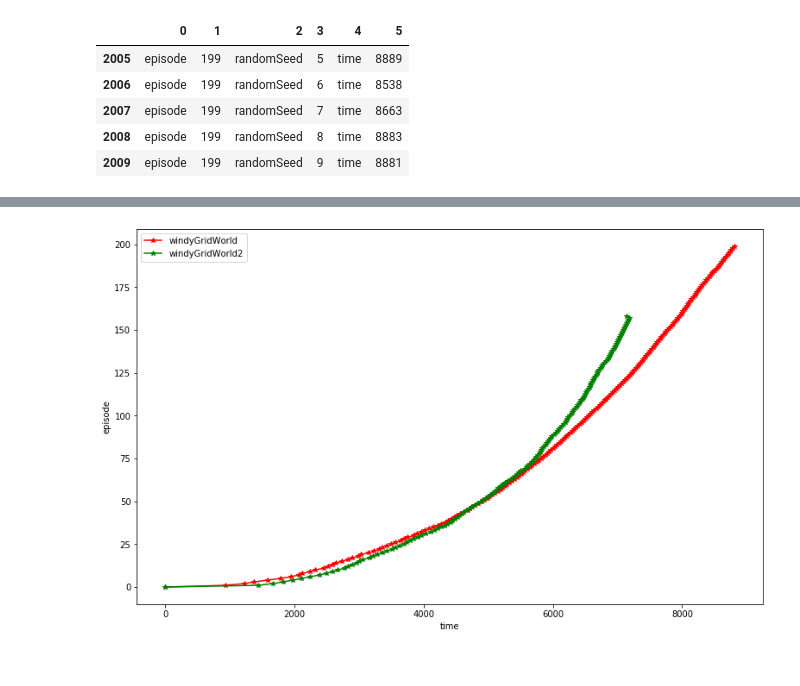
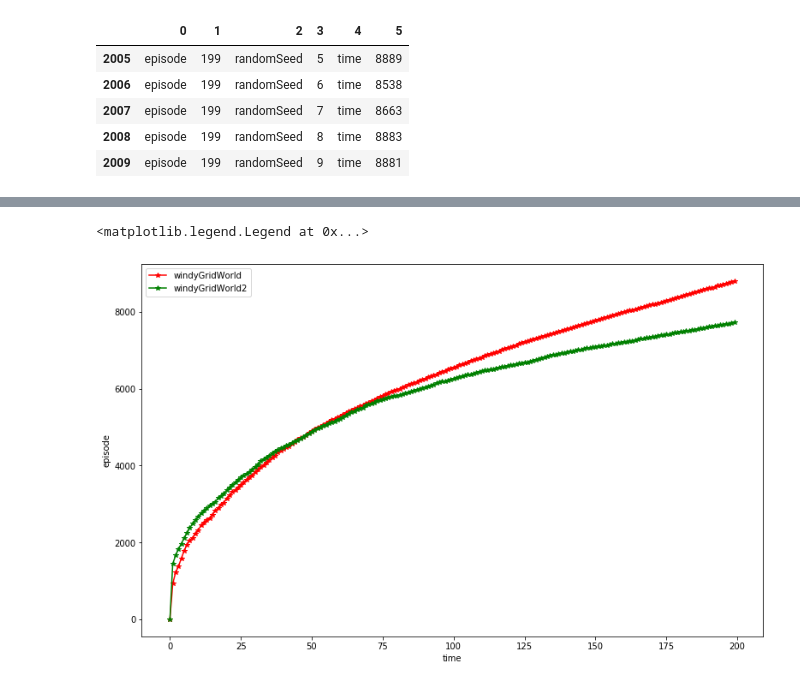
Before and after one commit to SumanSudhir/Foundations-of-Intelligent-and-Learning-Agents-CS747-, a Jupyter notebook: cs747-pa4/src/Plot.ipynb, the cells around one changed output, grey strips where cells are left out. Saved outputs shown, nothing was run; the diff lists cells and outputs as text; code cells hidden in the pictures.

```diff
--- a/cs747-pa4/src/Plot.ipynb
+++ b/cs747-pa4/src/Plot.ipynb
@@ -41,12 +41,13 @@ for i in range(len(np.unique(df2[1]))):
     episode2.append(i)
 # %%
 plt.figure(figsize=(13,8))
-plt.plot(mean_time, episode, "r-*", label = 'windyGridWorld')#, markersize=10)
-plt.plot(mean_time2, episode2, "g-*", label = 'windyGridWorld2')#, markersize=10)
+plt.plot(episode,mean_time, "r-*", label = 'windyGridWorld')#, markersize=10)
+plt.plot(episode2,mean_time2, "g-*", label = 'windyGridWorld2')#, markersize=10)
 plt.xlabel('time')
 plt.ylabel('episode')
 plt.legend()
 plt.legend(loc='best')
-plt.savefig('windyGridWorld',dpi=500)
+# plt.savefig('windyGridWorld',dpi=500)
 # %% [output]
+<matplotlib.legend.Legend at 0x...>
-[figure, old version]
+[figure, new version]
```
Also changed, not shown: parts of 1 cell of this notebook, 10 other files.
